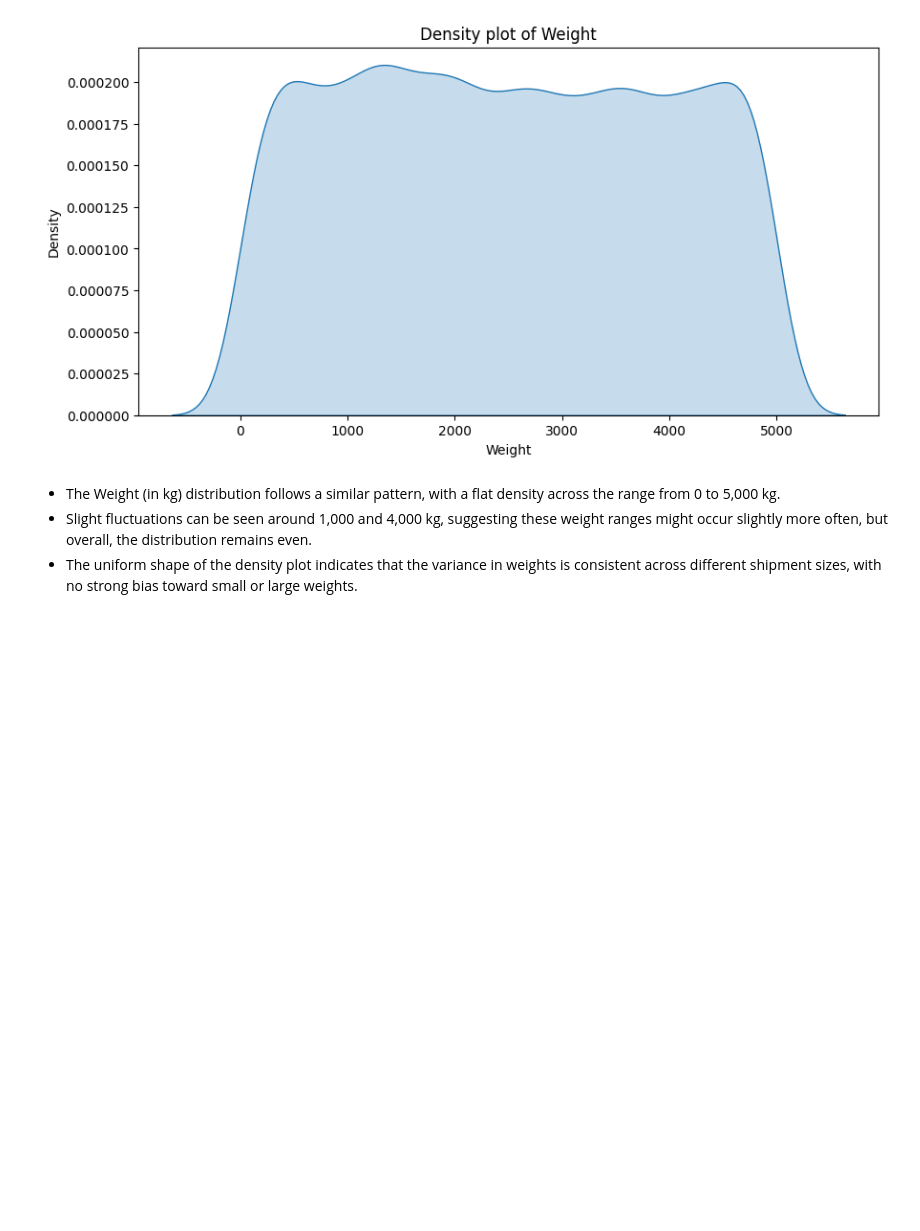
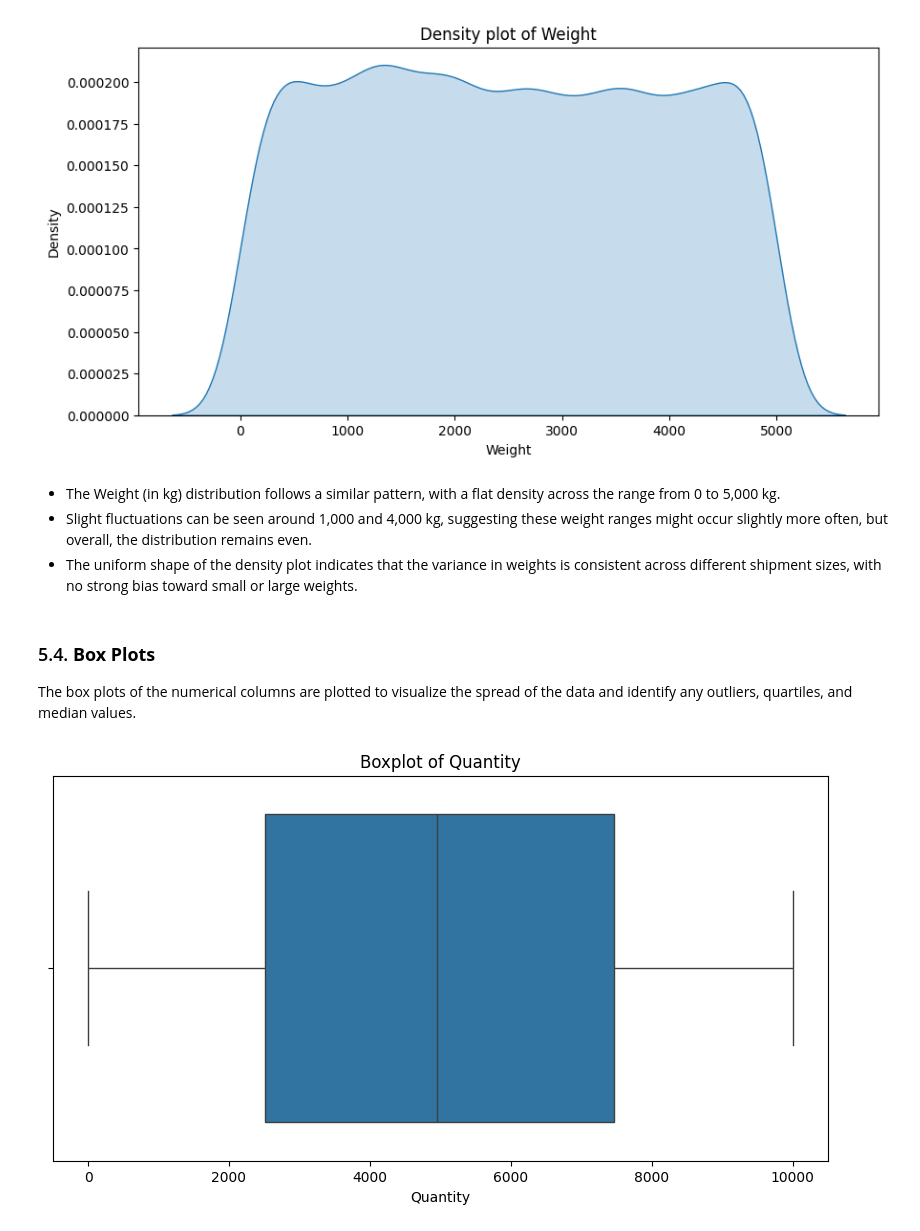
Before and after one commit to virkat/01_import_export_analysis, a Jupyter notebook: 01_import_export_eda.ipynb, the cells around one changed output. Cells and saved outputs as stored; diff of their text form; code cells hidden in the pictures; blank space fills up the shorter version.

```diff
--- a/01_import_export_eda.ipynb
+++ b/01_import_export_eda.ipynb
@@ -762,3 +757,16 @@ plt.show()
 - The Weight (in kg) distribution follows a similar pattern, with a flat density across the range from 0 to 5,000 kg.
 - Slight fluctuations can be seen around 1,000 and 4,000 kg, suggesting these weight ranges might occur slightly more often, but overall, the distribution remains even.
 - The uniform shape of the density plot indicates that the variance in weights is consistent across different shipment sizes, with no strong bias toward small or large weights.
+# %% [markdown]
+### 5.4. **Box Plots**
+The box plots of the numerical columns are plotted to visualize the spread of the data and identify any outliers, quartiles, and median values.
+# %%
+# plot the boxplot of the numerical columns in the dataset i.e. 'Quantity', 'Value' and 'Weight' columns
+# Quantity
+plt.figure(figsize=(10,5))
+sns.boxplot(x=dataset['Quantity'])
+plt.xlabel('Quantity')
+plt.title('Boxplot of Quantity')
+plt.show()
+# %% [output]
+[figure, added]
```
Also changed, not shown: parts of 28 cells of this notebook, 1 other file.
